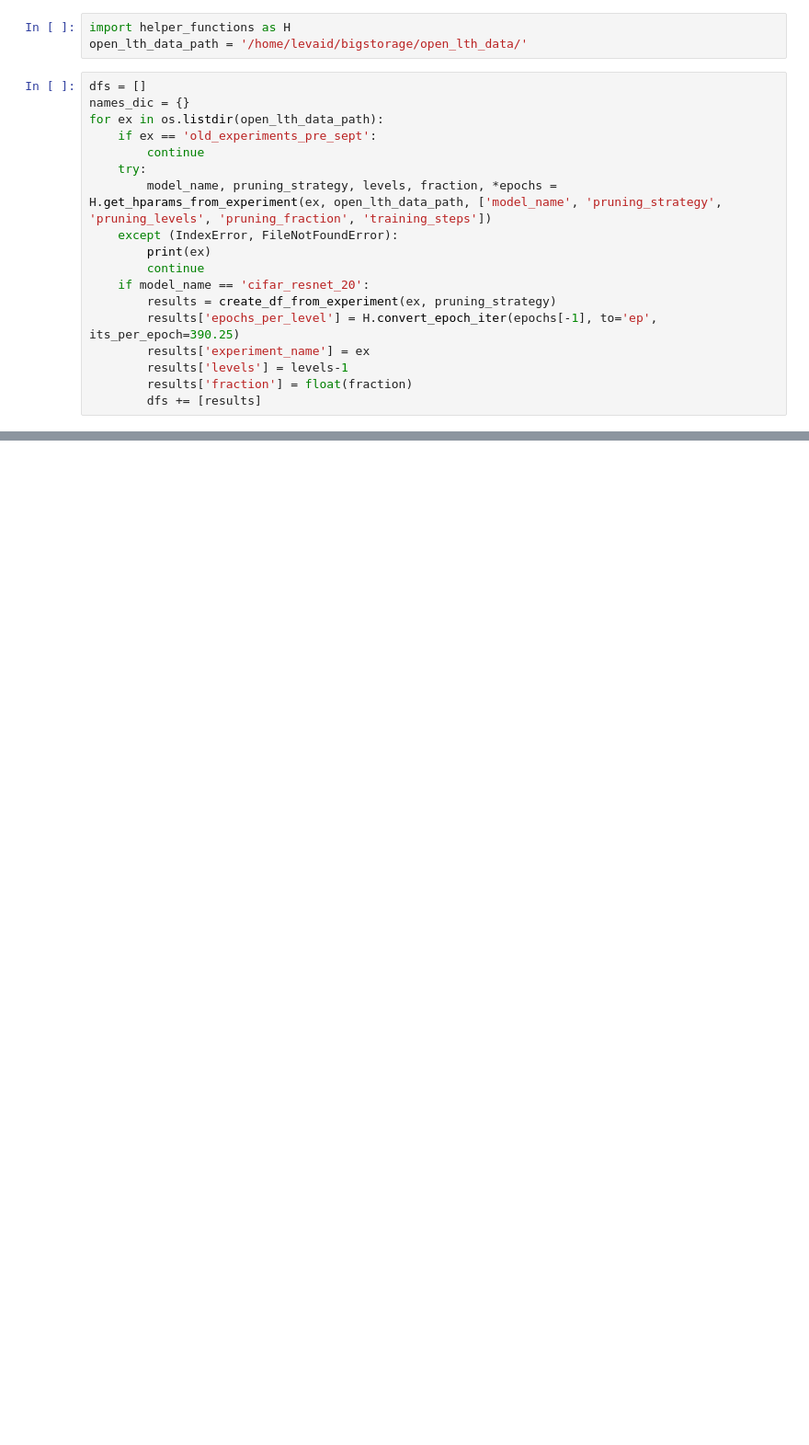
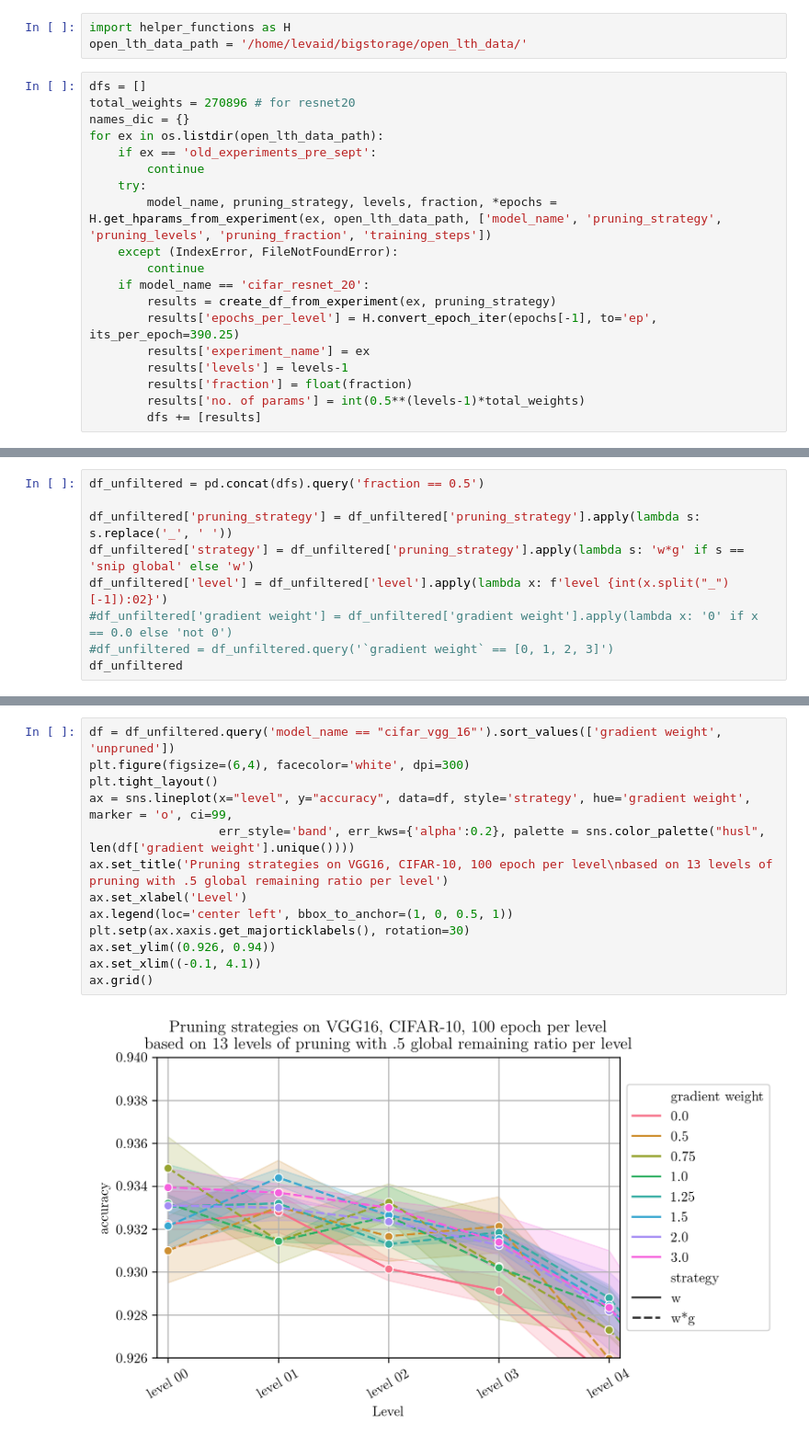
Before and after one commit to levaid/open_lth, a Jupyter notebook: visualization/accuracies.ipynb, the cells around one changed output, grey strips where cells are left out. Shown at 92% size. Cells and saved outputs as stored; diff of their text form; blank space fills up the shorter version.

Commit message:
added visualizations

```diff
--- a/visualization/accuracies.ipynb
+++ b/visualization/accuracies.ipynb
@@ -213,6 +113,7 @@ import helper_functions as H
 open_lth_data_path = '/home/levaid/bigstorage/open_lth_data/'
 # %%
 dfs = []
+total_weights = 270896 # for resnet20
 names_dic = {}
 for ex in os.listdir(open_lth_data_path):
     if ex == 'old_experiments_pre_sept':
@@ -220,7 +121,6 @@ for ex in os.listdir(open_lth_data_path):
     try:
         model_name, pruning_strategy, levels, fraction, *epochs = H.get_hparams_from_experiment(ex, open_lth_data_path, ['model_name', 'pruning_strategy', 'pruning_levels', 'pruning_fraction', 'training_steps'])
     except (IndexError, FileNotFoundError):
-        print(ex)
         continue
     if model_name == 'cifar_resnet_20':
         results = create_df_from_experiment(ex, pruning_strategy)
@@ -228,4 +128,5 @@ for ex in os.listdir(open_lth_data_path):
         results['experiment_name'] = ex
         results['levels'] = levels-1
         results['fraction'] = float(fraction)
+        results['no. of params'] = int(0.5**(levels-1)*total_weights)
         dfs += [results]
@@ -313,0 +218,9 @@ ax2.grid(axis='x', alpha = 0.3, ls = '--')
+# %%
+df_unfiltered = pd.concat(dfs).query('fraction == 0.5')
+
+df_unfiltered['pruning_strategy'] = df_unfiltered['pruning_strategy'].apply(lambda s: s.replace('_', ' '))
+df_unfiltered['strategy'] = df_unfiltered['pruning_strategy'].apply(lambda s: 'w*g' if s == 'snip global' else 'w')
+df_unfiltered['level'] = df_unfiltered['level'].apply(lambda x: f'level {int(x.split("_")[-1]):02}')
+#df_unfiltered['gradient weight'] = df_unfiltered['gradient weight'].apply(lambda x: '0' if x == 0.0 else 'not 0')
+#df_unfiltered = df_unfiltered.query('`gradient weight` == [0, 1, 2, 3]')
+df_unfiltered
@@ -313,0 +241,15 @@ ax2.grid(axis='x', alpha = 0.3, ls = '--')
+# %%
+df = df_unfiltered.query('model_name == "cifar_vgg_16"').sort_values(['gradient weight', 'unpruned'])
+plt.figure(figsize=(6,4), facecolor='white', dpi=300)
+plt.tight_layout()
+ax = sns.lineplot(x="level", y="accuracy", data=df, style='strategy', hue='gradient weight', marker = 'o', ci=99,
+                  err_style='band', err_kws={'alpha':0.2}, palette = sns.color_palette("husl", len(df['gradient weight'].unique())))
+ax.set_title('Pruning strategies on VGG16, CIFAR-10, 100 epoch per level\nbased on 13 levels of pruning with .5 global remaining ratio per level')
+ax.set_xlabel('Level')
+ax.legend(loc='center left', bbox_to_anchor=(1, 0, 0.5, 1))
+plt.setp(ax.xaxis.get_majorticklabels(), rotation=30)
+ax.set_ylim((0.926, 0.94))
+ax.set_xlim((-0.1, 4.1))
+ax.grid()
+# %% [output]
+[figure, added]
```
Also changed, not shown: parts of 16 cells of this notebook.
